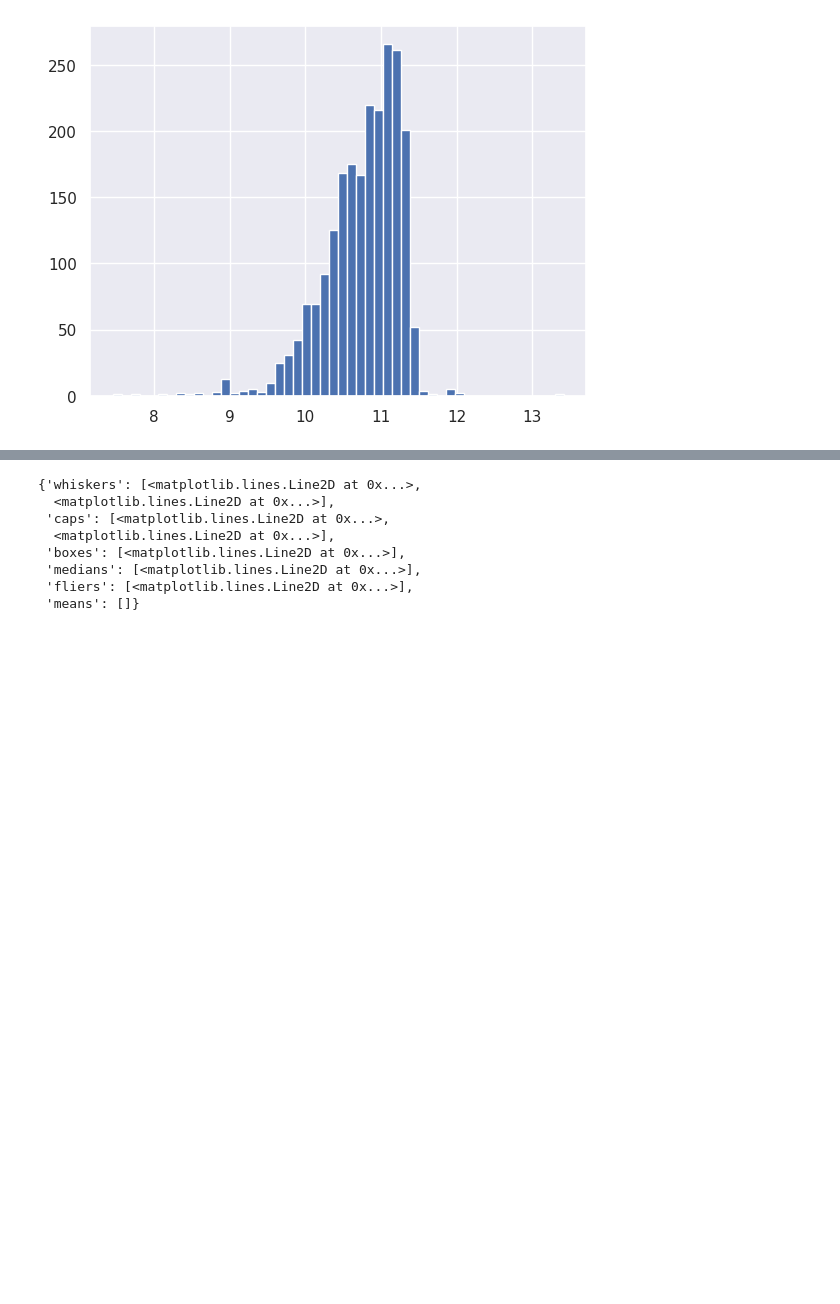
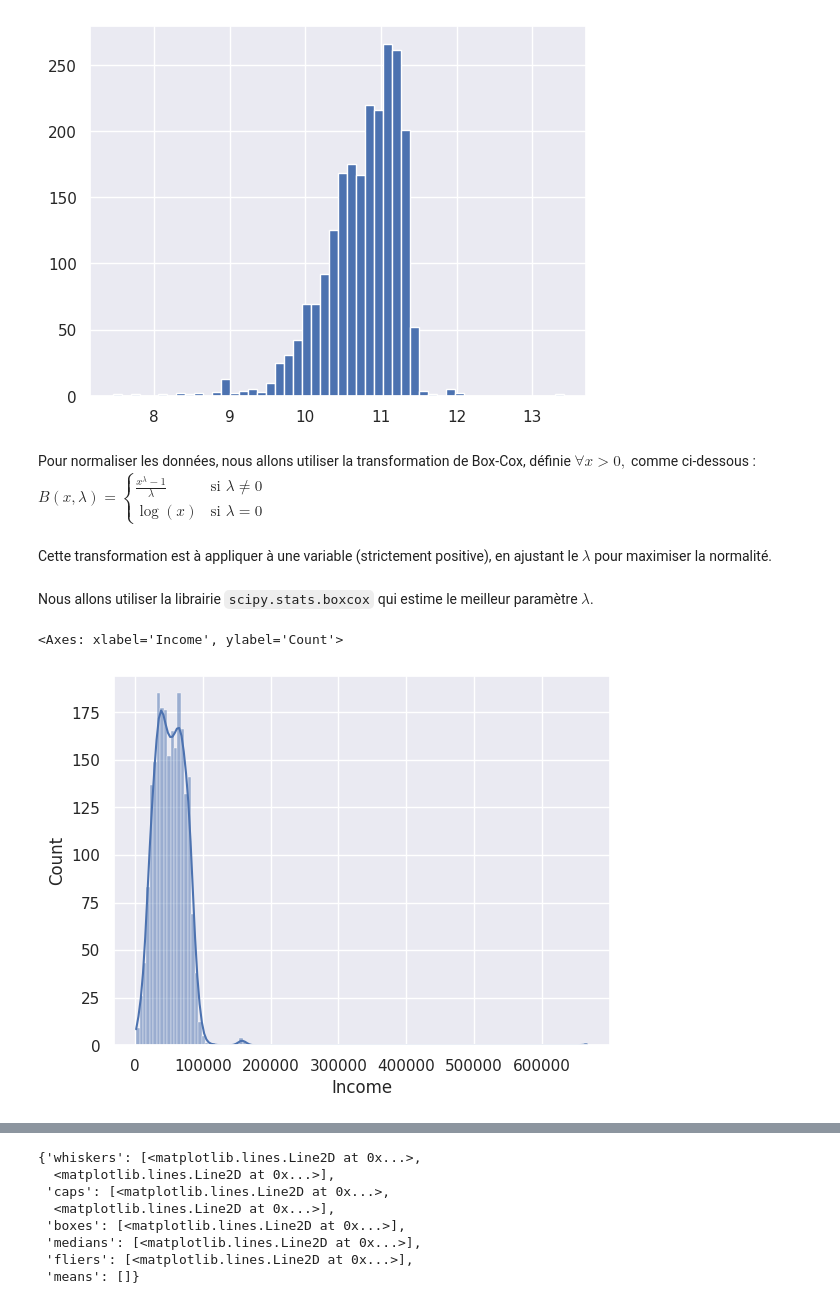
Before and after one commit to Ab2nour/customer-base-analysis, a Jupyter notebook: presentation.ipynb, the cells around one changed output, grey strips where cells are left out. Saved outputs shown, nothing was run; the diff lists cells and outputs as text; code cells hidden in the pictures; blank space fills up the shorter version.

```diff
--- a/presentation.ipynb
+++ b/presentation.ipynb
@@ -361,3 +361,15 @@ donnees_symetriques["Income"].hist(bins=50)
 [figure]
 # %%
 # TODO: utiliser la fonction stats.boxcox & mettre les formules Latex
+# %% [markdown]
+Pour normaliser les données, nous allons utiliser la transformation de Box-Cox, définie $\forall x > 0, $ comme ci-dessous :
+$B(x, \lambda) = \begin{cases} \frac{x^{\lambda} - 1}{\lambda} & \text{  si } \lambda \neq 0 \\ \log(x) & \text{  si } \lambda = 0 \end{cases}$
+# %% [markdown]
+Cette transformation est à appliquer à une variable (strictement positive), en ajustant le $\lambda$ pour maximiser la normalité.
+# %% [markdown]
+Nous allons utiliser la librairie `scipy.stats.boxcox` qui estime le meilleur paramètre $\lambda$.
+# %%
+sns.histplot(df["Income"], kde=True)
+# %% [output]
+<Axes: xlabel='Income', ylabel='Count'>
+[figure, added]
```
Also changed, not shown: parts of 8 cells of this notebook.
